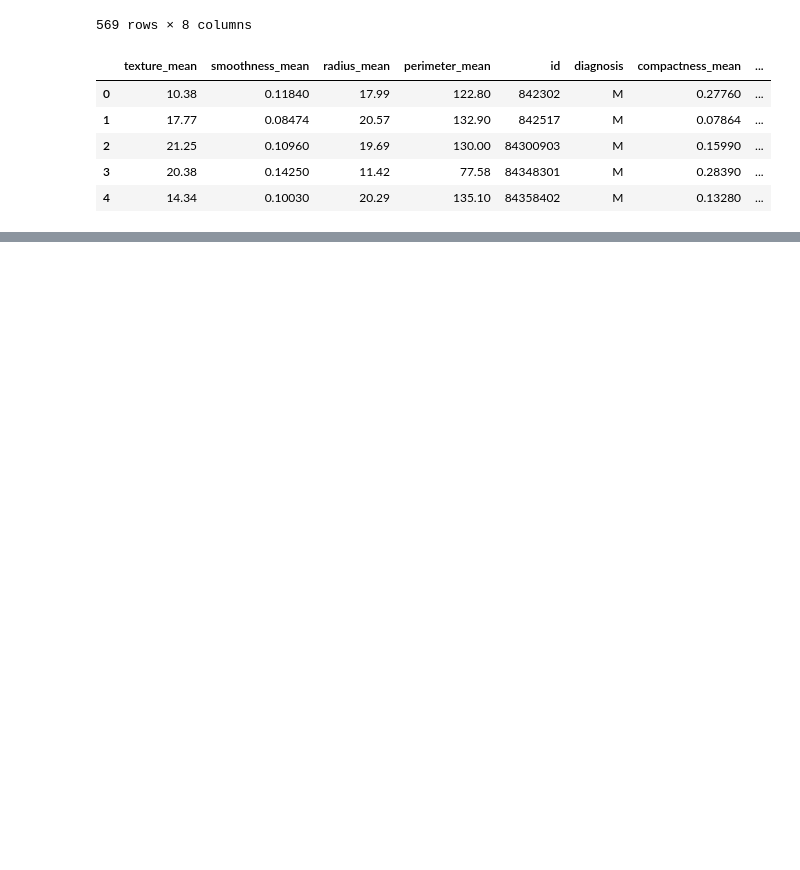
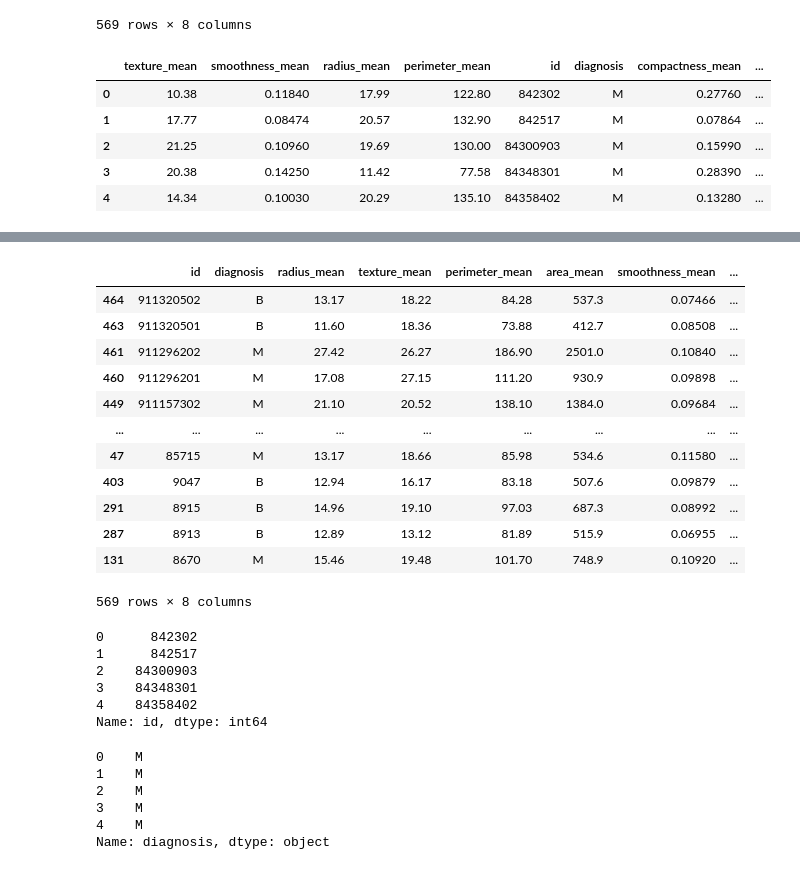
Before and after one commit to a-forty-two/COG-02082021, a Jupyter notebook: Pandas.ipynb, the cells around one changed output, grey strips where cells are left out. Saved outputs shown, nothing was run; the diff lists cells and outputs as text; code cells hidden in the pictures; blank space fills up the shorter version.

```diff
--- a/Pandas.ipynb
+++ b/Pandas.ipynb
@@ -45,0 +62,34 @@ filtrdData.sort_index(axis=1,ascending=False).head()
+# %%
+filtrdData.sort_values(by="id", ascending=False)
+# %% [output]
+|  | id | diagnosis | radius_mean | texture_mean | perimeter_mean | area_mean | smoothness_mean | ... |
+| 464 | 911320502 | B | 13.17 | 18.22 | 84.28 | 537.3 | 0.07466 | ... |
+| 463 | 911320501 | B | 11.60 | 18.36 | 73.88 | 412.7 | 0.08508 | ... |
+| 461 | 911296202 | M | 27.42 | 26.27 | 186.90 | 2501.0 | 0.10840 | ... |
+| 460 | 911296201 | M | 17.08 | 27.15 | 111.20 | 930.9 | 0.09898 | ... |
+| 449 | 911157302 | M | 21.10 | 20.52 | 138.10 | 1384.0 | 0.09684 | ... |
+| ... | ... | ... | ... | ... | ... | ... | ... | ... |
+| 47 | 85715 | M | 13.17 | 18.66 | 85.98 | 534.6 | 0.11580 | ... |
+| 403 | 9047 | B | 12.94 | 16.17 | 83.18 | 507.6 | 0.09879 | ... |
+| 291 | 8915 | B | 14.96 | 19.10 | 97.03 | 687.3 | 0.08992 | ... |
+| 287 | 8913 | B | 12.89 | 13.12 | 81.89 | 515.9 | 0.06955 | ... |
+| 131 | 8670 | M | 15.46 | 19.48 | 101.70 | 748.9 | 0.10920 | ... |
+569 rows × 8 columns
+# %%
+filtrdData["id"].head()
+# %% [output]
+0      842302
+1      842517
+2    84300903
+3    84348301
+4    84358402
+Name: id, dtype: int64
+# %%
+filtrdData["diagnosis"].head()
+# %% [output]
+0    M
+1    M
+2    M
+3    M
+4    M
+Name: diagnosis, dtype: object
```
Also changed, not shown: parts of 2 cells of this notebook.
